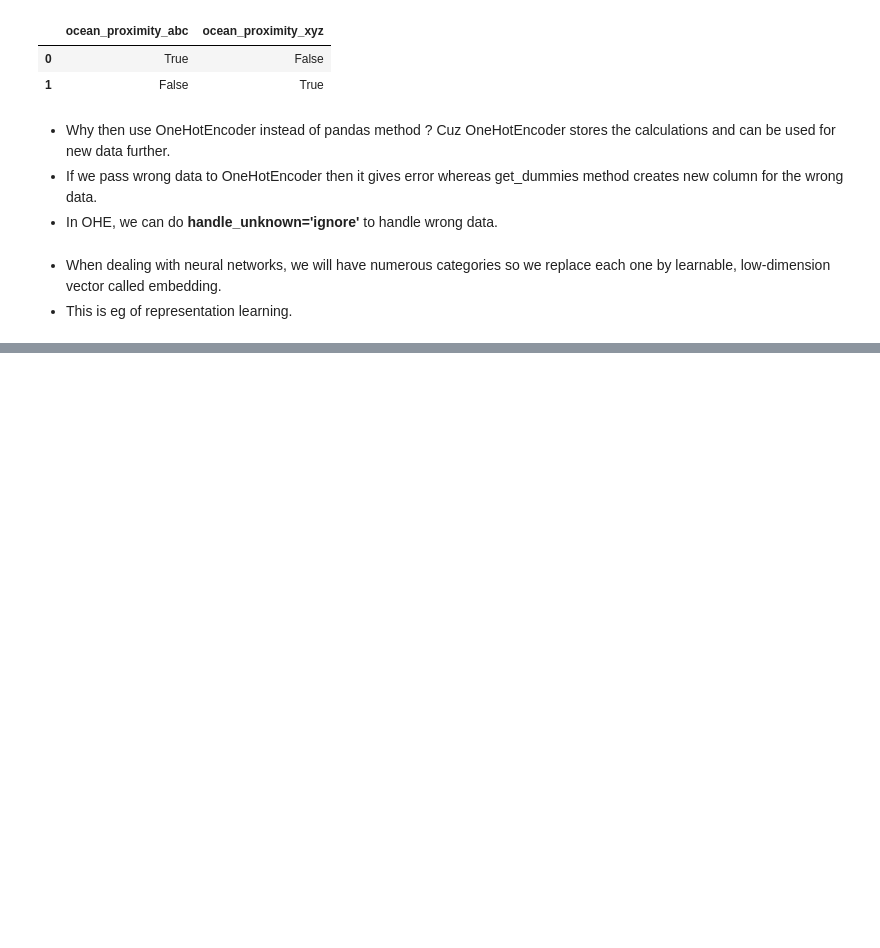
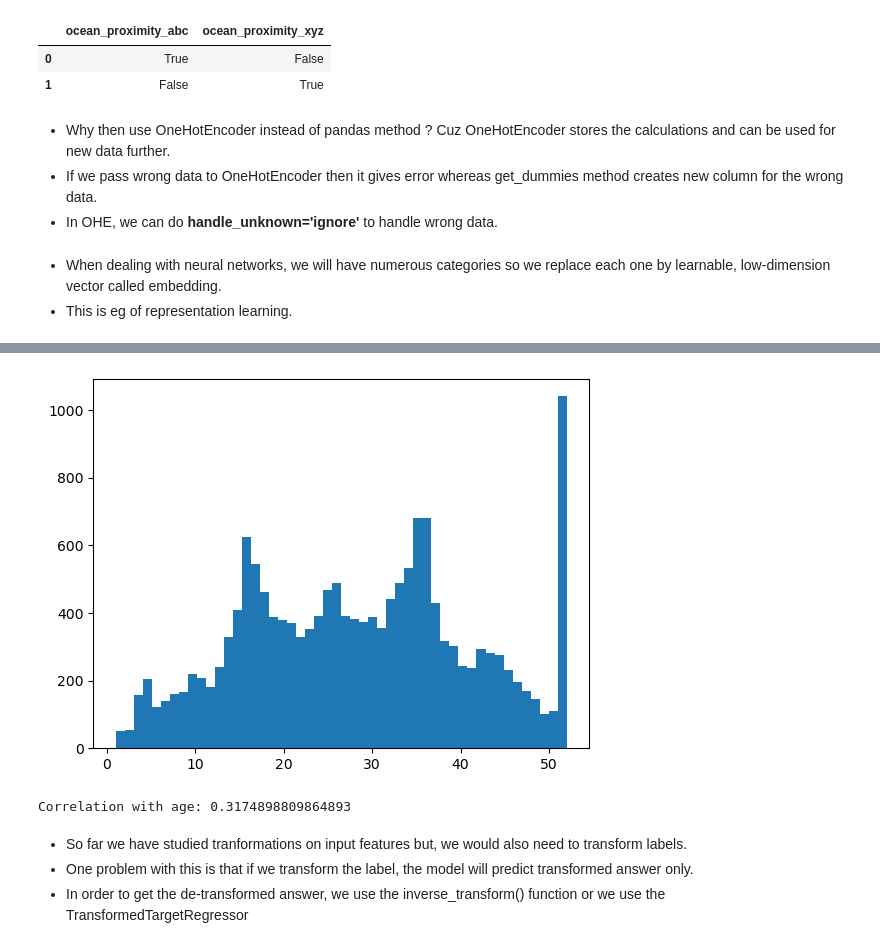
Before and after one commit to 1Nitin1/Jupyter-Codes, a Jupyter notebook: Machine Learning Notes/ML_Unit_2_pg61to102.ipynb, the cells around one changed output, grey strips where cells are left out. Drawn from its saved outputs; the diff is of its cells as text; code cells hidden in the pictures; blank space fills up the shorter version.

```diff
--- a/Machine Learning Notes/ML_Unit_2_pg61to102.ipynb
+++ b/Machine Learning Notes/ML_Unit_2_pg61to102.ipynb
@@ -551,0 +678,14 @@ etition. The most effec
+# %%
+plt.hist(housing['housing_median_age'],bins=50)
+plt.show()
+# %% [output]
+[figure, added]
+# %%
+corr = np.corrcoef(housing['housing_median_age'], age_sim_35.flatten())[0,1]
+print("Correlation with age:", corr)
+# %% [output]
+Correlation with age: 0.3174898809864893
+# %% [markdown]
+- So far we have studied tranformations on input features but, we would also need to transform labels.
+- One problem with this is that if we transform the label, the model will predict transformed answer only.
+- In order to get the de-transformed answer, we use the inverse_transform() function or we use the TransformedTargetRegressor
```
Also changed, not shown: parts of 40 cells of this notebook.
